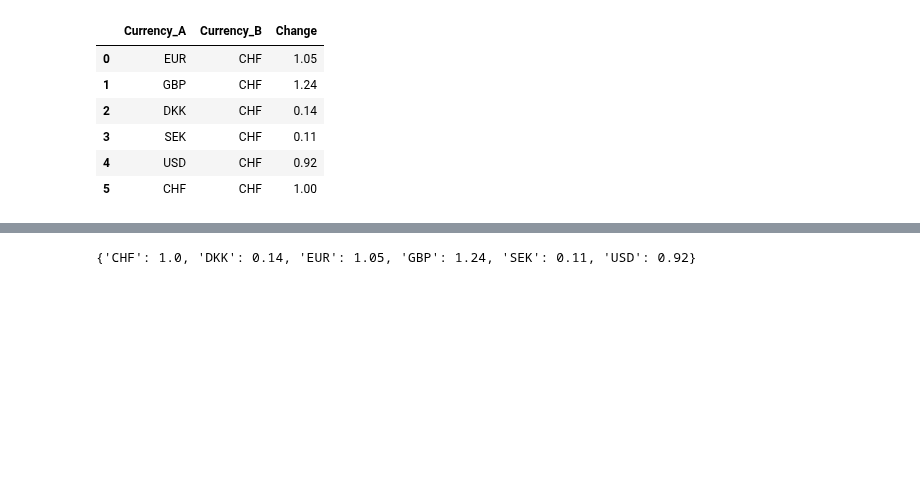
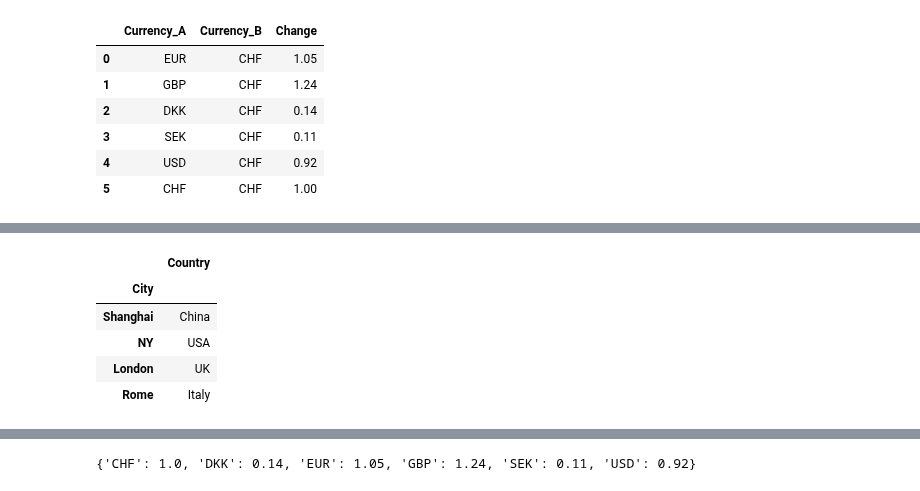
Before and after one commit to kristy25/AcademyPublic, a Jupyter notebook: Untitled1.ipynb, the cells around one changed output, grey strips where cells are left out. Saved outputs shown, nothing was run; the diff lists cells and outputs as text; code cells hidden in the pictures; blank space fills up the shorter version.

```diff
--- a/Untitled1.ipynb
+++ b/Untitled1.ipynb
@@ -914,0 +930,10 @@ change
+# %%
+test=test.set_index('City')
+test
+# %% [output]
+|  | Country |
+| City |  |
+| Shanghai | China |
+| NY | USA |
+| London | UK |
+| Rome | Italy |
```
Also changed, not shown: parts of 18 cells of this notebook.
